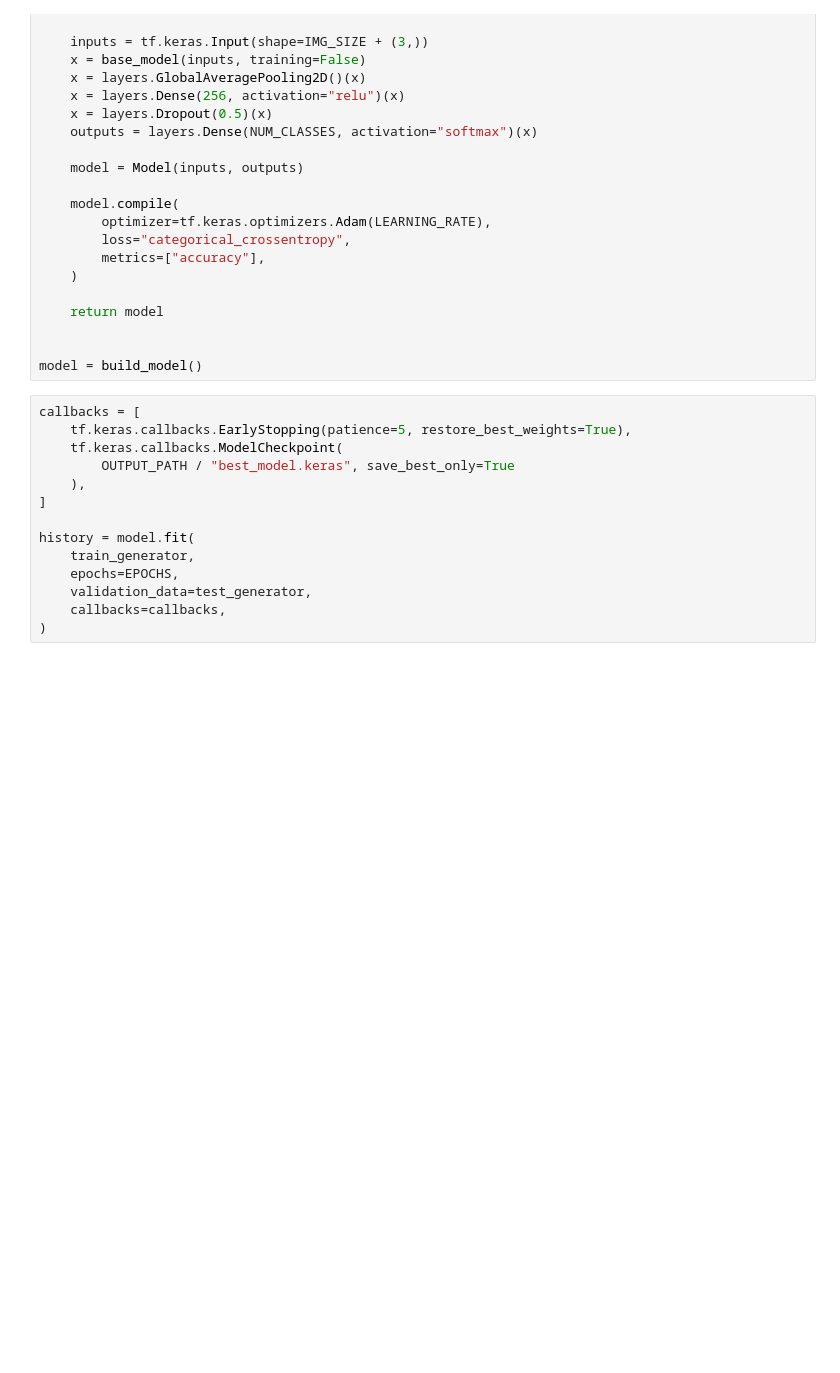
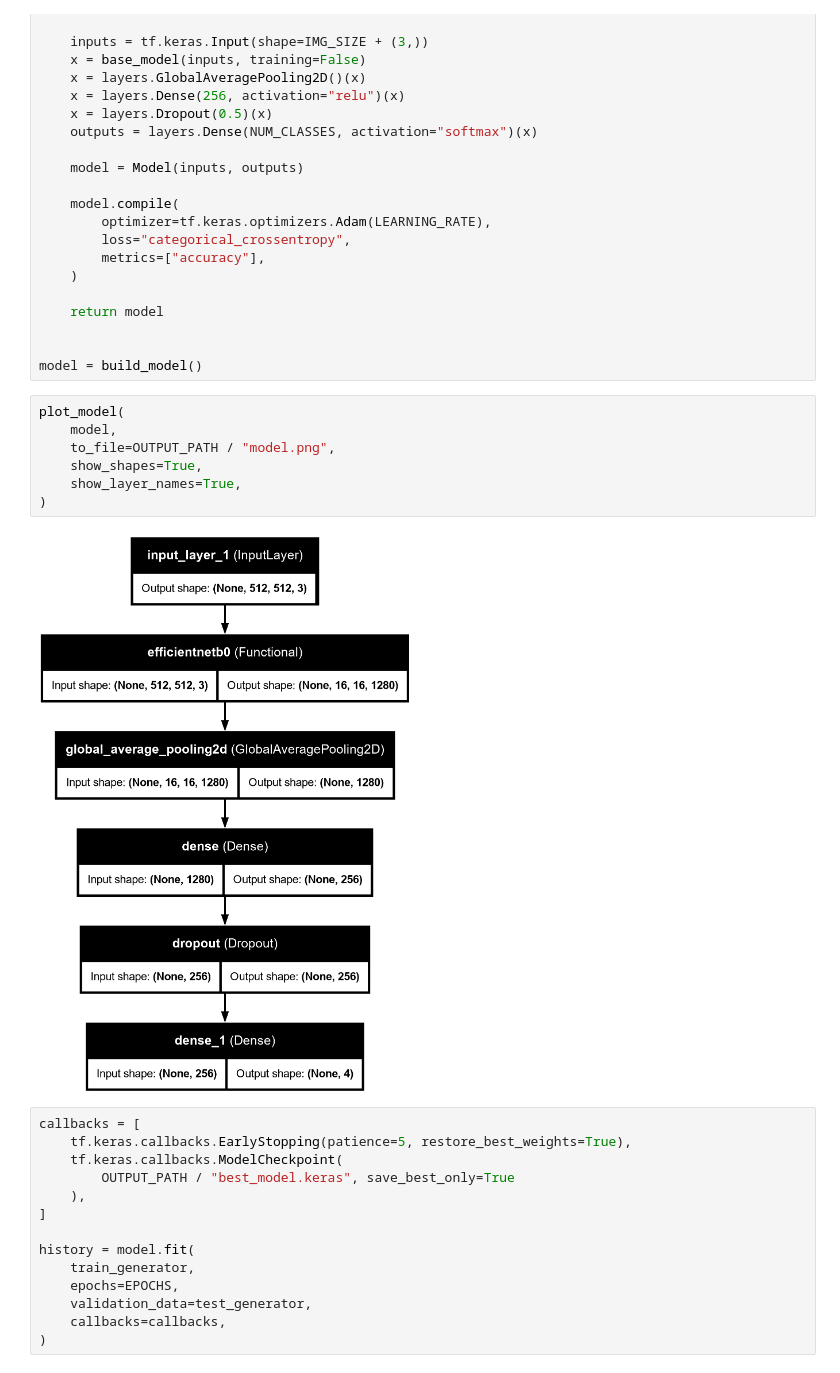
Before and after one commit to Yubo-Cao/tsa-2025-engineering-design, a Jupyter notebook: deep-learning/main.ipynb, the cells around one changed output. Saved outputs shown, nothing was run; the diff lists cells and outputs as text; blank space fills up the shorter version.

```diff
--- a/deep-learning/main.ipynb
+++ b/deep-learning/main.ipynb
@@ -143,6 +183,15 @@ def build_model():
 
 
 model = build_model()
+# %%
+plot_model(
+    model,
+    to_file=OUTPUT_PATH / "model.png",
+    show_shapes=True,
+    show_layer_names=True,
+)
+# %% [output]
+[figure, added]
 # %%
 callbacks = [
     tf.keras.callbacks.EarlyStopping(patience=5, restore_best_weights=True),
```
Also changed, not shown: parts of 12 cells of this notebook, 7 other files.
